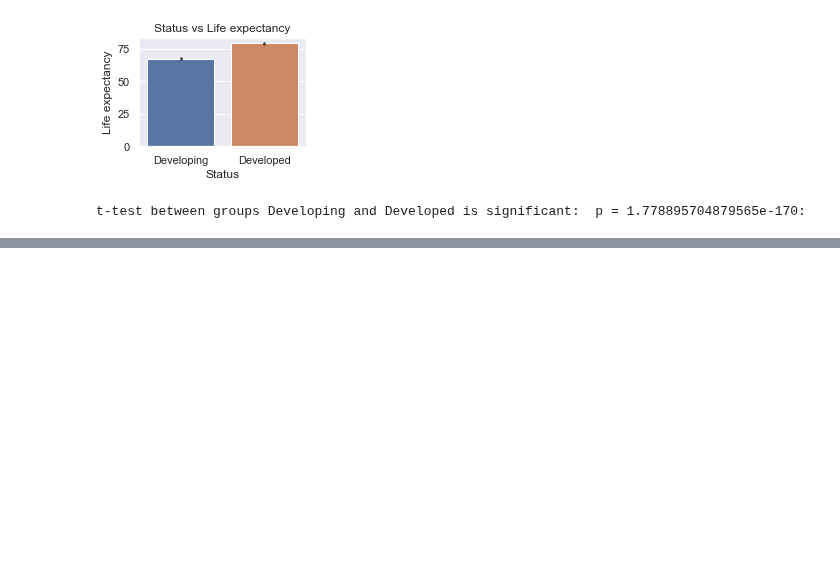
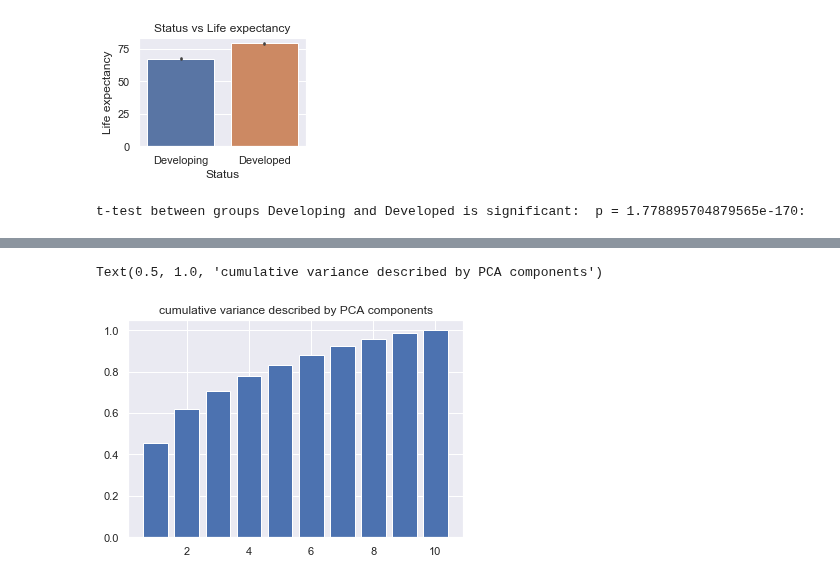
Before and after one commit to daddyprasad5/thinkful, a Jupyter notebook: Model_Preparation_Challenge.ipynb, the cells around one changed output, grey strips where cells are left out. Saved outputs shown, nothing was run; the diff lists cells and outputs as text; code cells hidden in the pictures; blank space fills up the shorter version.

```diff
--- a/Model_Preparation_Challenge.ipynb
+++ b/Model_Preparation_Challenge.ipynb
@@ -583,0 +598,29 @@ col_le_corrs
+# %%
+#Calc PCA
+
+from sklearn.decomposition import PCA
+from sklearn.preprocessing import StandardScaler
+
+# Normalize the data so that all variables have a mean of 0 and standard deviation
+# of 1.
+exp = le[col_list]
+X = StandardScaler().fit_transform(exp)
+
+# execute PCA analysis for just the first dimension
+sklearn_pca = PCA(n_components=10)
+Y_sklearn = sklearn_pca.fit_transform(X)
+
+
+#plot PCA component cum variance explained
+total=0
+cums = []
+
+for x in sklearn_pca.explained_variance_ratio_:
+    total += x
+    cums.append(total)
+
+plt.bar(range(1, len(sklearn_pca.explained_variance_ratio_) + 1, 1), cums)
+plt.title("cumulative variance described by PCA components")
+# %% [output]
+Text(0.5, 1.0, 'cumulative variance described by PCA components')
+[figure, added]
```
Also changed, not shown: parts of 23 cells of this notebook.
